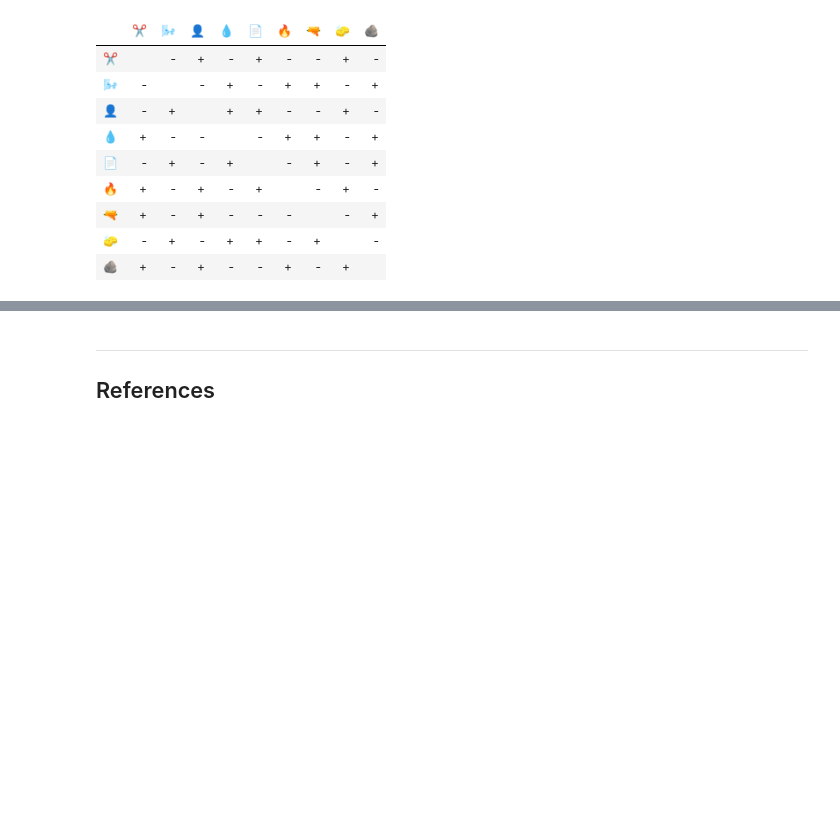
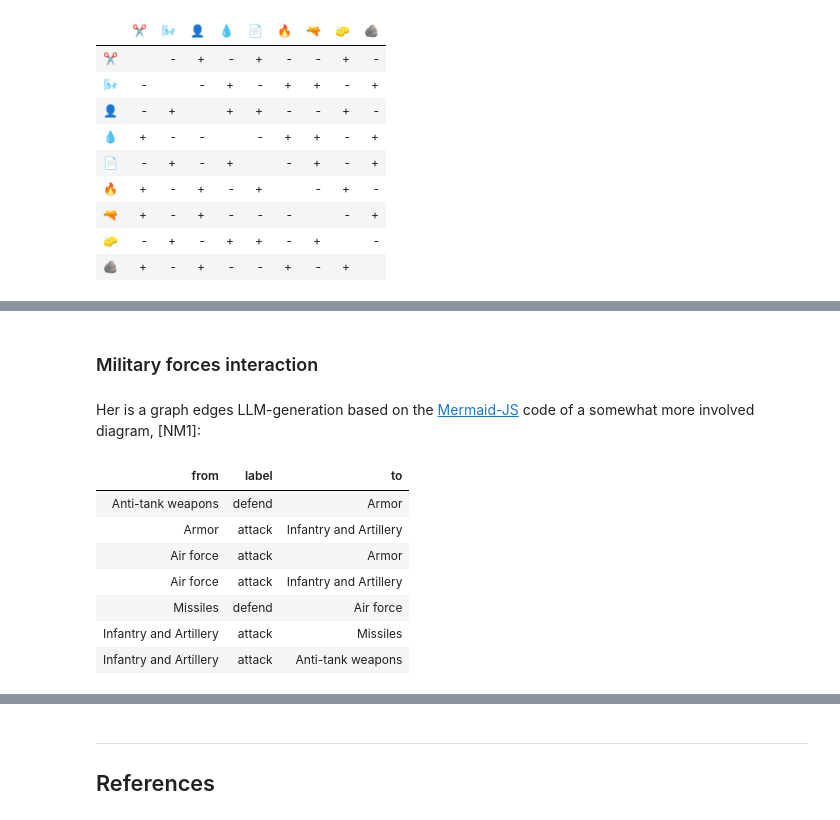
Before and after one commit to antononcube/RakuForPrediction-blog, a Jupyter notebook: Notebooks/Jupyter/Rock-Paper-Scissors-Lizard-Spock.ipynb, the cells around one changed output, grey strips where cells are left out. Drawn from its saved outputs; the diff is of its cells as text; code cells hidden in the pictures; blank space fills up the shorter version.

```diff
--- a/Notebooks/Jupyter/Rock-Paper-Scissors-Lizard-Spock.ipynb
+++ b/Notebooks/Jupyter/Rock-Paper-Scissors-Lizard-Spock.ipynb
@@ -501,0 +531,29 @@ game-table($g-rps9)
+# %% [markdown]
+### Military forces interaction
+# %% [markdown]
+Her is a graph edges LLM-generation based on the [Mermaid-JS](https://mermaid.js.org) code of a somewhat more involved diagram, [NM1]:
+# %%
+#% html
+my $mmd-descr = q:to/END/;
+graph TD
+AT[Anti-tank weapons] --> |defend|Arm[Armor]
+Arm --> |attack|IA[Infantry and Artillery]
+Air[Air force] --> |attack|Arm
+Air --> |attack|IA
+M[Missiles] --> |defend|Air
+IA --> |attack|M
+IA --> |attack|AT
+END
+
+my $war-game2 = rps-edge-dataset($mmd-descr);
+
+$war-game2 ==> to-html(field-names => <from label to>)
+# %% [output]
+| from | label | to |
+| Anti-tank weapons | defend | Armor |
+| Armor | attack | Infantry and Artillery |
+| Air force | attack | Armor |
+| Air force | attack | Infantry and Artillery |
+| Missiles | defend | Air force |
+| Infantry and Artillery | attack | Missiles |
+| Infantry and Artillery | attack | Anti-tank weapons |
```
Also changed, not shown: parts of 32 cells of this notebook.
